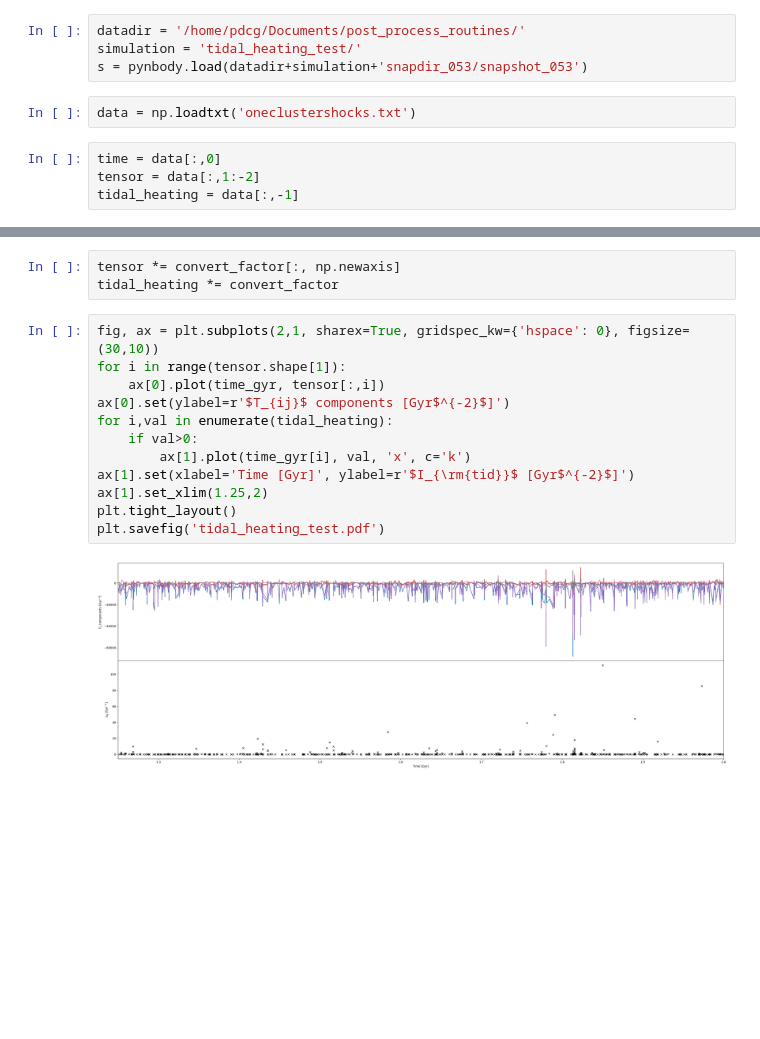
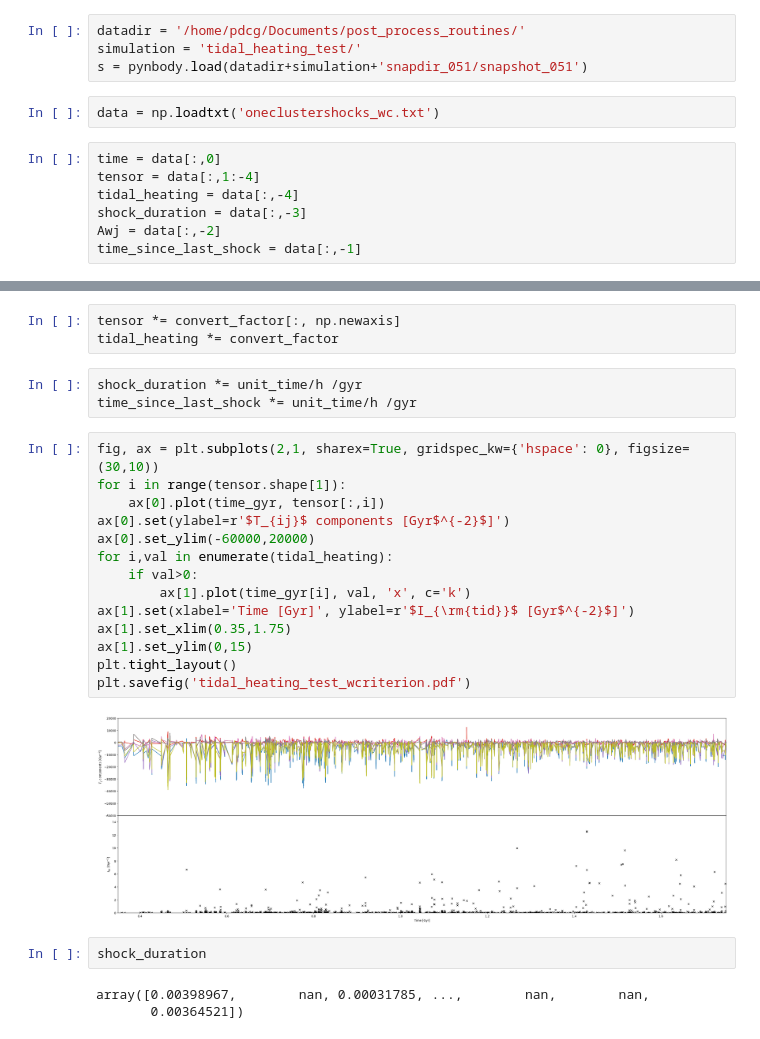
Before and after one commit to pablocoque/post_process_routines, a Jupyter notebook: tidal_heating.ipynb, the cells around one changed output, grey strips where cells are left out. Saved outputs shown, nothing was run; the diff lists cells and outputs as text; blank space fills up the shorter version.

```diff
--- a/tidal_heating.ipynb
+++ b/tidal_heating.ipynb
@@ -5,13 +5,16 @@ import pynbody
 # %%
 datadir = '/home/pdcg/Documents/post_process_routines/'
 simulation = 'tidal_heating_test/'
-s = pynbody.load(datadir+simulation+'snapdir_053/snapshot_053')
+s = pynbody.load(datadir+simulation+'snapdir_051/snapshot_051')
 # %%
-data = np.loadtxt('oneclustershocks.txt')
+data = np.loadtxt('oneclustershocks_wc.txt')
 # %%
 time = data[:,0]
-tensor = data[:,1:-2]
-tidal_heating = data[:,-1]
+tensor = data[:,1:-4]
+tidal_heating = data[:,-4]
+shock_duration = data[:,-3]
+Awj = data[:,-2]
+time_since_last_shock = data[:,-1]
 # %%
 time_gyr = pynbody.analysis.cosmology.age(s,z = 1./time - 1.)
 # %%
@@ -22,17 +25,27 @@ convert_factor = h**2/time**3 * (gyr/unit_time)**2 # to Gyr^-2
 # %%
 tensor *= convert_factor[:, np.newaxis]
 tidal_heating *= convert_factor
+# %%
+shock_duration *= unit_time/h /gyr
+time_since_last_shock *= unit_time/h /gyr
 # %%
 fig, ax = plt.subplots(2,1, sharex=True, gridspec_kw={'hspace': 0}, figsize=(30,10))
 for i in range(tensor.shape[1]):
     ax[0].plot(time_gyr, tensor[:,i])
 ax[0].set(ylabel=r'$T_{ij}$ components [Gyr$^{-2}$]')
+ax[0].set_ylim(-60000,20000)
 for i,val in enumerate(tidal_heating):
     if val>0:
         ax[1].plot(time_gyr[i], val, 'x', c='k')
 ax[1].set(xlabel='Time [Gyr]', ylabel=r'$I_{\rm{tid}}$ [Gyr$^{-2}$]')
-ax[1].set_xlim(1.25,2)
+ax[1].set_xlim(0.35,1.75)
+ax[1].set_ylim(0,15)
 plt.tight_layout()
-plt.savefig('tidal_heating_test.pdf')
+plt.savefig('tidal_heating_test_wcriterion.pdf')
 # %% [output]
-[figure, old version]
+[figure, new version]
+# %%
+shock_duration
+# %% [output]
+array([0.00398967,        nan, 0.00031785, ...,        nan,        nan,
+       0.00364521])
```
Also changed, not shown: parts of 3 cells of this notebook, 3 other files.
